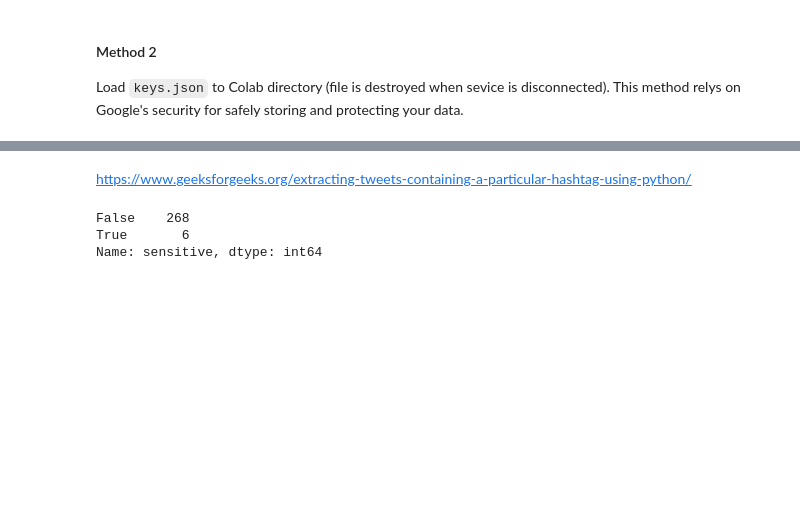
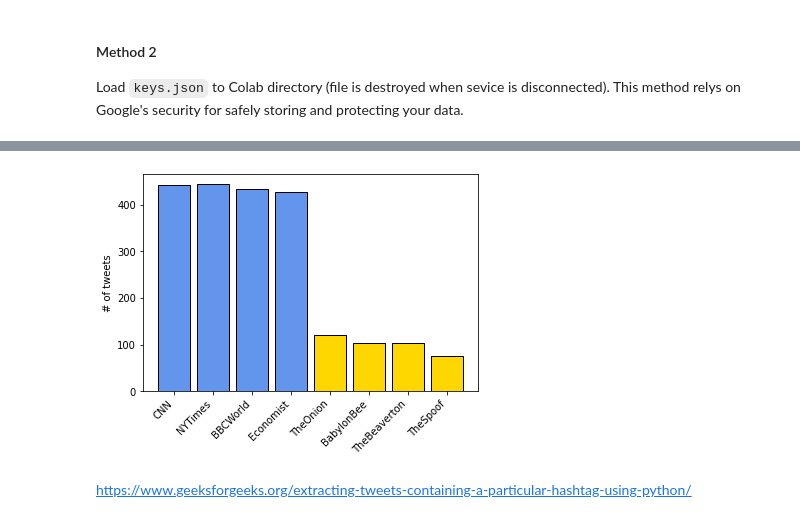
Before and after one commit to ajgeglio/Text-Mining-and-Classification-of-Twitter-Data, a Jupyter notebook: Main.ipynb, the cells around one changed output, grey strips where cells are left out. Cells and saved outputs as stored; diff of their text form; code cells hidden in the pictures; blank space fills up the shorter version.

```diff
--- a/Main.ipynb
+++ b/Main.ipynb
@@ -112,2 +146,23 @@ Inspect several of the tweet objects, see what form they take what information i
+# %%
+cnn_n = math.floor(np.log2(368200*57100000)*10)
+nyt_n = math.floor(np.log2(466100*52200000)*10)
+bbc_n = math.floor(np.log2(343400*35400000)*10)
+ecn_n = math.floor(np.log2(298400*26400000)*10)
+oni_n = math.floor(np.log10(87200*11700000)*10)
+bab_n = math.floor(np.log10(18800*1300000)*10)
+bev_n = math.floor(np.log10(17100*1299000)*10)
+spf_n = math.floor(np.log10(59700*805)*10)
+samples = pd.DataFrame([cnn_n, nyt_n, bbc_n, ecn_n, oni_n, bab_n, bev_n, spf_n])
+samples.index=['CNN', 'NYTimes', 'BBCWorld', 'Economist', 'TheOnion',
+                 'BabylonBee', 'TheBeaverton', 'TheSpoof' ]
+samples.columns = ['n_samples']
+fig, ax = plt.subplots(figsize=(6,4))
+c = ['cornflowerblue','cornflowerblue','cornflowerblue','cornflowerblue',
+     'gold','gold','gold','gold']
+ax.bar(samples.index, height=samples['n_samples'], edgecolor='k',color = c)
+ax.set_ylabel('# of tweets')
+plt.setp(ax.get_xticklabels(), Rotation=45, ha='right');
+# %% [output]
+[figure, added]
 # %% [markdown]
 https://www.geeksforgeeks.org/extracting-tweets-containing-a-particular-hashtag-using-python/
@@ -145,12 +168,0 @@ def make_tweet_df(tweets):
-# %%
-#war_tweets = get_tweets_with_cache("war",1000, keys)
-news_tweets = load_tweets('News_tweets1.pkl')
-war_tweets = load_tweets('war_recent_tweets.pkl')
-
-df_news = make_tweet_df(news_tweets)
-df_news = df_news.loc[df_news['language'] == "en"]
-print(df_news['sensitive'].value_counts())
-# %% [output]
-False    268
-True       6
-Name: sensitive, dtype: int64
```
Also changed, not shown: parts of 77 cells of this notebook.
